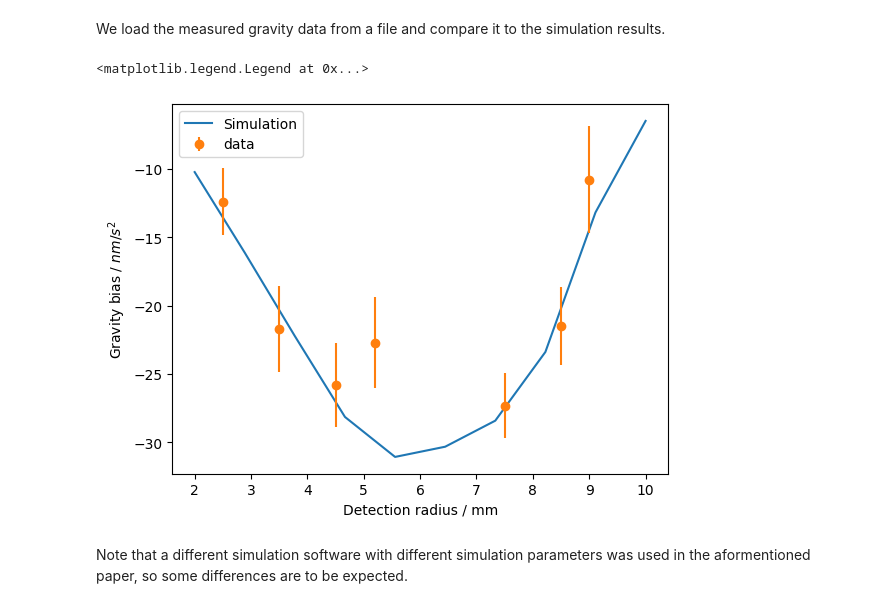
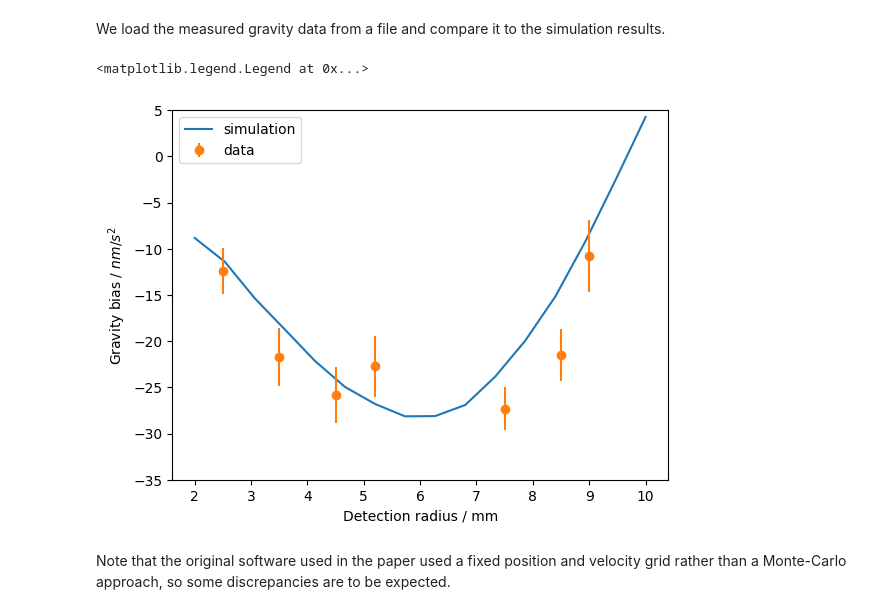
Before and after one commit to bleykauf/aisim, a Jupyter notebook: docs/examples/wavefront-aberrations.ipynb, the cells around one changed output. Drawn from its saved outputs; the diff is of its cells as text; code cells hidden in the pictures.

Commit message:
Removed buggy grid based approach for ensembles and fix previously wrong wavefront aberration calculation.
* correct wavefront data is added
* `k_eff` was fixed
* random samples instead of fixed grid

```diff
--- a/docs/examples/wavefront-aberrations.ipynb
+++ b/docs/examples/wavefront-aberrations.ipynb
@@ -23,14 +23,14 @@ Wavefront aberration in multiples of $\lambda$ = 780 nm.
 
 Load Zernike coefficients from file:
 # %%
-coeff_window =np.loadtxt('data/wf_window.txt')
+coeff_window = np.loadtxt("data/wavefront.txt")
 # %% [markdown]
 Creating `Wavefront` objects and removing piston, tip and tilt from the data:
 # %%
-r_beam = 11e-3 # radius of the available wavefront data in m
+r_beam = 10.91e-3  # radius of the available wavefront data in m
 
 wf = ais.Wavefront(r_beam, coeff_window)
-for n in [0,1,2]:
+for n in [0, 1, 2]:
     wf.coeff[n] = 0
 # %%
 wf.plot()
@@ -103,7 +100,7 @@ t2 = t1 + T
 t3 = t2 + T
 # %%
 awfs = []
-r_dets = np.linspace(2e-3, 10e-3, 10)
+r_dets = np.linspace(2e-3, 10e-3, 16)
 for r_det in r_dets:
     # creating detector with new detection radius
     det = ais.PolarDetector(t_det, r_det=r_det)
@@ -117,11 +114,9 @@ for r_det in r_dets:
 
     # calculate a complex amplitude factor for the Mach-Zehnder sequence and
     # weight their contribution to the signal
-    awf = np.exp(1j * (phi1 - 2*phi2 + phi3))
-    weighted_awf = np.sum(det_atoms.weights * awf) / np.sum(det_atoms.weights)
+    awfs.append(np.nanmean(np.exp(1j * (phi1 - 2 * phi2 + phi3))))
 
-    awfs.append(weighted_awf)
 
-g = ais.phase_error_to_grav(np.angle(awfs), T=260e-3, keff=4 * np.pi / 780e-9)
+g = 2 * ais.phase_error_to_grav(np.angle(awfs), T=260e-3, keff=1.610574779769e7)
 # %% [markdown]
 We load the measured gravity data from a file and compare it to the simulation results.
@@ -133,13 +123,19 @@ graverr = data[:, 2]
+# %%
+data = json.load(open("data/experimental_data.json"))
+r_det_data = np.array(data["r_det"])
+grav = np.array(data["g"])
+graverr = np.array(data["g_err"])
 # %%
 fig, ax = plt.subplots()
-ax.plot(1e3*r_dets, 1e9*g*9.81, label='Simulation')
-ax.errorbar(1e3*r_det_data, 1e9*grav, yerr=1e9*graverr, fmt='o', label='data')
-ax.set_xlabel('Detection radius / mm')
-ax.set_ylabel('Gravity bias / $nm/s^2$');
-#ax.set_ylim([-35, -5])
+ax.plot(1e3 * r_dets, 1e9 * g, label="simulation")
+ax.errorbar(1e3 * r_det_data, 1e9 * grav, yerr=1e9 * graverr, fmt="o", label="data")
+ax.set_xlabel("Detection radius / mm")
+ax.set_ylabel("Gravity bias / $nm/s^2$")
+ax.set_ylim([-35, 5])
 ax.legend()
 # %% [output]
 <matplotlib.legend.Legend at 0x...>
-[figure, old version]
+[figure, new version]
 # %% [markdown]
-Note that a different simulation software with different simulation parameters was used in the aformentioned paper, so some differences are to be expected.
+Note that the original software used in the paper used a fixed position and velocity
+grid rather than a Monte-Carlo approach, so some discrepancies are to be expected.
```
Also changed, not shown: parts of 9 cells of this notebook, 12 other files.
